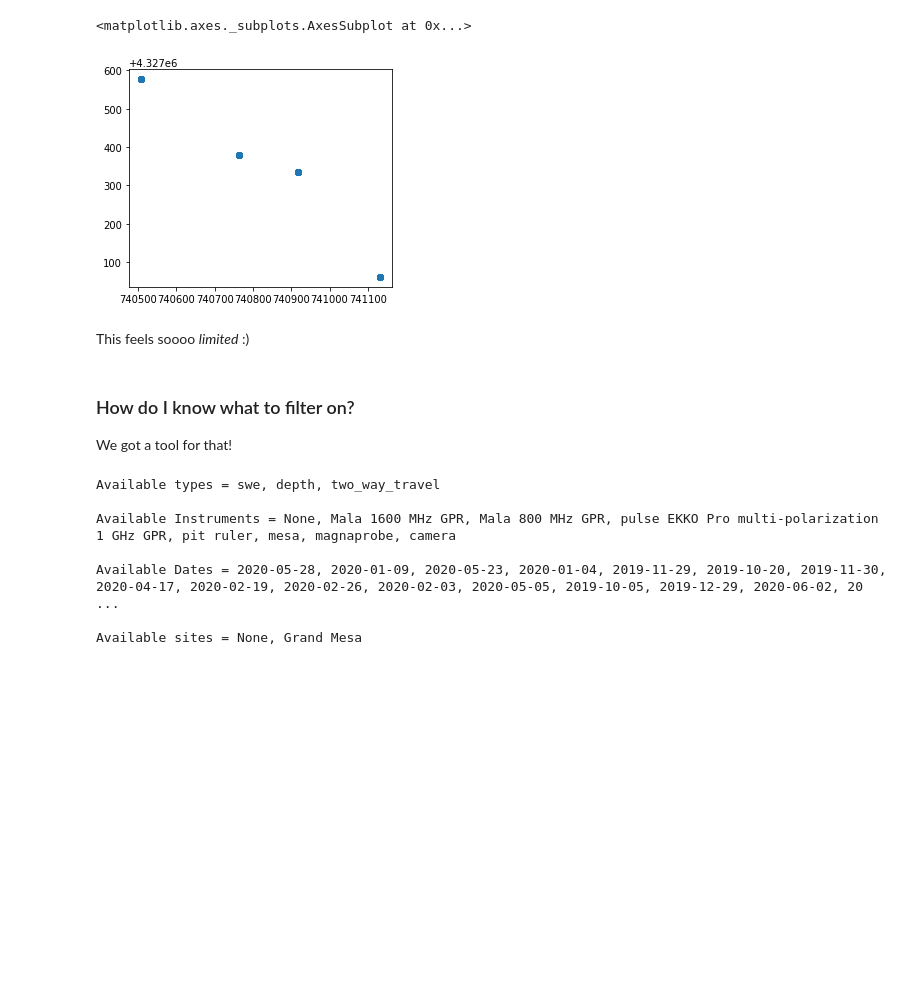
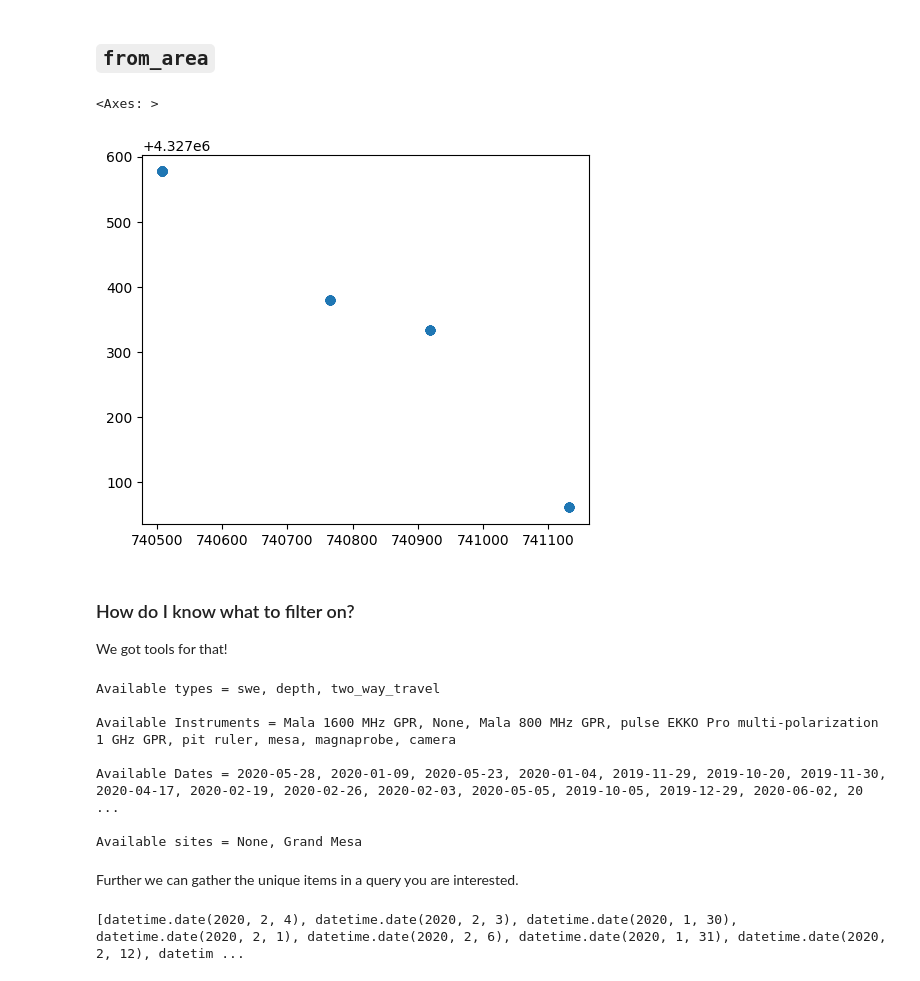
Before and after one commit to snowex-hackweek/website-2024, a Jupyter notebook: book/tutorials/snowex_database/3_forming_queries.ipynb, the cells around one changed output. Cells and saved outputs as stored; diff of their text form; code cells hidden in the pictures; blank space fills up the shorter version.

```diff
--- a/book/tutorials/snowex_database/3_forming_queries.ipynb
+++ b/book/tutorials/snowex_database/3_forming_queries.ipynb
@@ -42,46 +24,52 @@ df
+# %% [markdown]
+## `from_area`
 # %%
 from snowexsql.api import LayerMeasurements
 from datetime import datetime
 from shapely.geometry import Point
 
-# Find some density pit measurements at the Boise site in december 2019.
+# Find some SSA measurements within a distance of a known point
 df = LayerMeasurements.from_area(pt=Point(740820.624625,4.327326e+06), crs=26912, buffer=500,
     type='specific_surface_area')
 
-
+df
 df.plot()
 # %% [output]
-<matplotlib.axes._subplots.AxesSubplot at 0x...>
+<Axes: >
-[figure, old version]
+[figure, new version]
-# %% [markdown]
-This feels soooo *limited* :)
 # %% [markdown]
 ### How do I know what to filter on?
-We got a tool for that!
+We got tools for that!
 # %%
 from snowexsql.api import PointMeasurements
 
 measurements = PointMeasurements()
 # Get the unique data names/types in the table
 results = measurements.all_types
-print('Available types = {}'.format(', '.join([str(r[0]) for r in results])))
+print('Available types = {}'.format(', '.join([str(r) for r in results])))
 
 # Get the unique instrument in the table
 results = measurements.all_instruments
-print('\nAvailable Instruments = {}'.format(', '.join([str(r[0]) for r in results])))
+print('\nAvailable Instruments = {}'.format(', '.join([str(r) for r in results])))
 
 # Get the unique dates in the table
 results = measurements.all_dates
-print('\nAvailable Dates = {}'.format(', '.join([str(r[0]) for r in results])))
+print('\nAvailable Dates = {}'.format(', '.join([str(r) for r in results])))
 
 # Get the unique site names in the table
 results = measurements.all_site_names
-print('\nAvailable sites = {}'.format(', '.join([str(r[0]) for r in results])))
+print('\nAvailable sites = {}'.format(', '.join([str(r) for r in results])))
 # %% [output]
 Available types = swe, depth, two_way_travel
 
-Available Instruments = None, Mala 1600 MHz GPR, Mala 800 MHz GPR, pulse EKKO Pro multi-polarization 1 GHz GPR, pit ruler, mesa, magnaprobe, camera
+Available Instruments = Mala 1600 MHz GPR, None, Mala 800 MHz GPR, pulse EKKO Pro multi-polarization 1 GHz GPR, pit ruler, mesa, magnaprobe, camera
 
 Available Dates = 2020-05-28, 2020-01-09, 2020-05-23, 2020-01-04, 2019-11-29, 2019-10-20, 2019-11-30, 2020-04-17, 2020-02-19, 2020-02-26, 2020-02-03, 2020-05-05, 2019-10-05, 2019-12-29, 2020-06-02, 20 ...
 
 Available sites = None, Grand Mesa
+# %% [markdown]
+Further we can gather the unique items in a query you are interested.
+# %%
+print(LayerMeasurements.from_unique_entries(['date'], instrument='snowmicropen'))
+# %% [output]
+[datetime.date(2020, 2, 4), datetime.date(2020, 2, 3), datetime.date(2020, 1, 30), datetime.date(2020, 2, 1), datetime.date(2020, 2, 6), datetime.date(2020, 1, 31), datetime.date(2020, 2, 12), datetim ...
```
Also changed, not shown: parts of 10 cells of this notebook, 3 other files.
